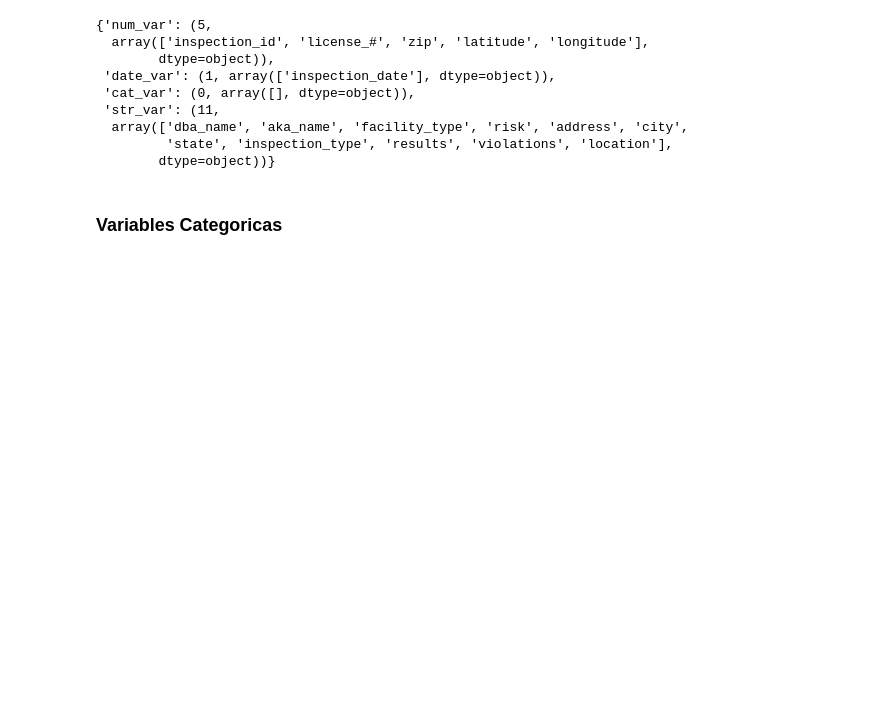
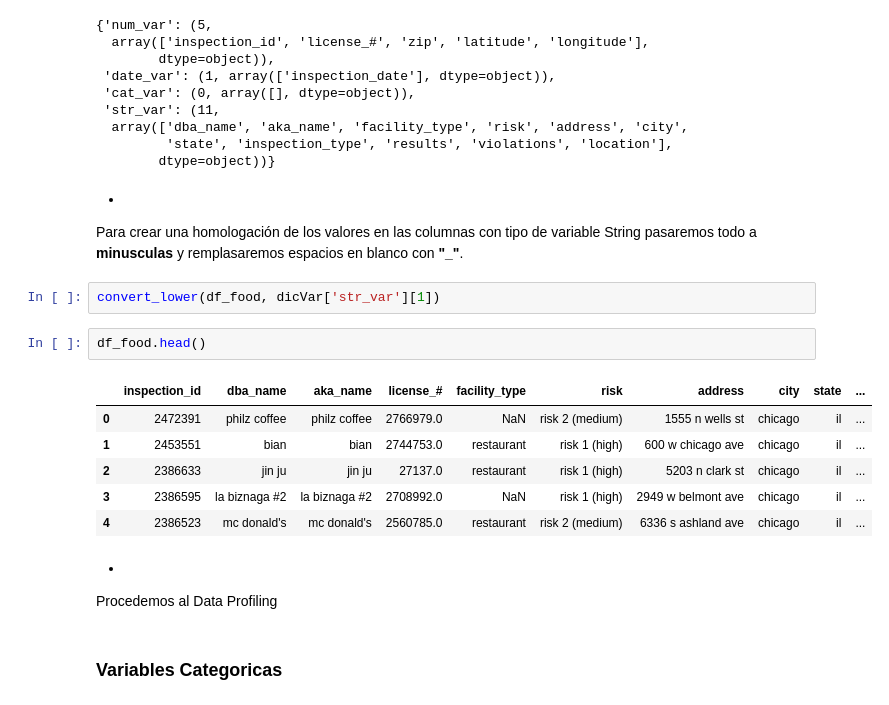
Before and after one commit to AnaTorresR/DPA-ADEI, a Jupyter notebook: notebooks/eda/EDA_Food_Inspections.ipynb, the cells around one changed output. Cells and saved outputs as stored; diff of their text form; blank space fills up the shorter version.

```diff
--- a/notebooks/eda/EDA_Food_Inspections.ipynb
+++ b/notebooks/eda/EDA_Food_Inspections.ipynb
@@ -197,6 +198,26 @@ dicVar
   array(['dba_name', 'aka_name', 'facility_type', 'risk', 'address', 'city',
          'state', 'inspection_type', 'results', 'violations', 'location'],
         dtype=object))}
+# %% [markdown]
+-
+
+
+Para crear una homologación de los valores en las columnas con tipo de variable String pasaremos todo a **minusculas** y remplasaremos espacios en blanco con **"_"**.
+# %%
+convert_lower(df_food, dicVar['str_var'][1])
+# %%
+df_food.head()
+# %% [output]
+|  | inspection_id | dba_name | aka_name | license_# | facility_type | risk | address | city | state | ... |
+| 0 | 2472391 | philz coffee | philz coffee | 2766979.0 | NaN | risk 2 (medium) | 1555 n wells st | chicago | il | ... |
+| 1 | 2453551 | bian | bian | 2744753.0 | restaurant | risk 1 (high) | 600 w chicago ave | chicago | il | ... |
+| 2 | 2386633 | jin ju | jin ju | 27137.0 | restaurant | risk 1 (high) | 5203 n clark st | chicago | il | ... |
+| 3 | 2386595 | la biznaga #2 | la biznaga #2 | 2708992.0 | NaN | risk 1 (high) | 2949 w belmont ave | chicago | il | ... |
+| 4 | 2386523 | mc donald's | mc donald's | 2560785.0 | restaurant | risk 2 (medium) | 6336 s ashland ave | chicago | il | ... |
+# %% [markdown]
+-
+
+Procedemos al Data Profiling
 # %% [markdown]
 ### Variables Categoricas
 # %%
```
Also changed, not shown: parts of 14 cells of this notebook, 1 other file.
